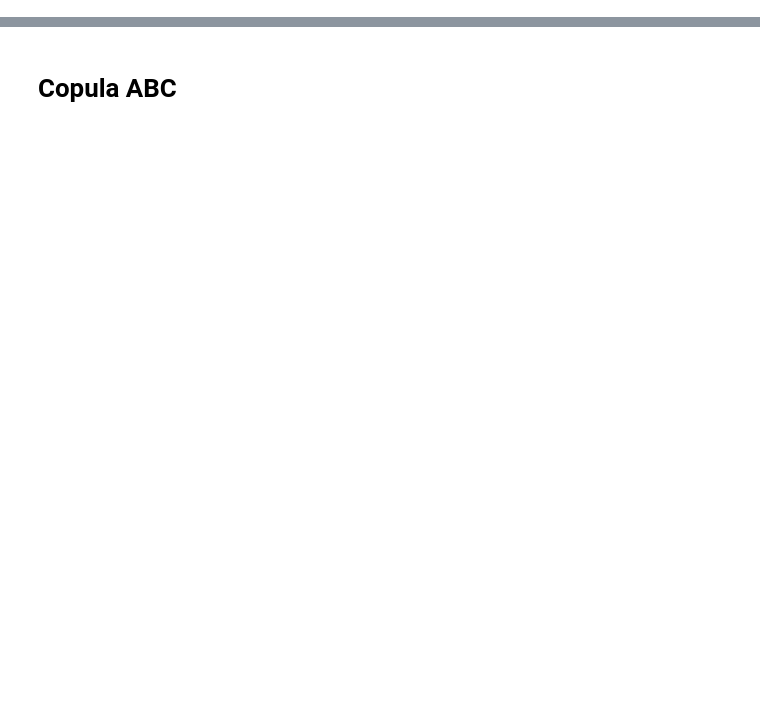
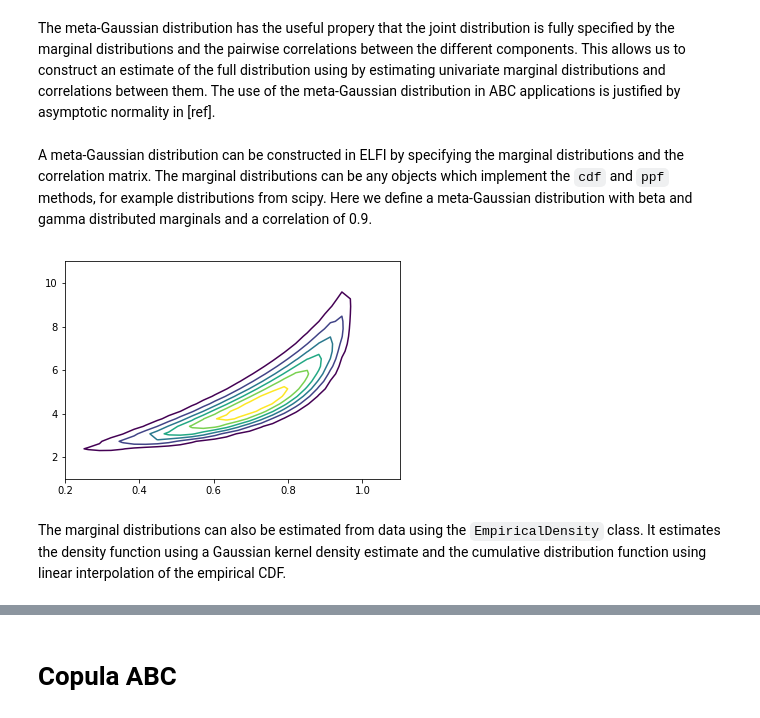
Before and after one commit to kskyten/elfi-notebooks, a Jupyter notebook: gaussian_copula.ipynb, the cells around one changed output, grey strips where cells are left out. Saved outputs shown, nothing was run; the diff lists cells and outputs as text; code cells hidden in the pictures; blank space fills up the shorter version.

```diff
--- a/gaussian_copula.ipynb
+++ b/gaussian_copula.ipynb
@@ -8,0 +26,23 @@ import elfi.methods.copula as cop
+# %% [markdown]
+The meta-Gaussian distribution has the useful propery that the joint distribution is fully specified by the marginal distributions and the pairwise correlations between the different components. This allows us to construct an estimate of the full distribution using by estimating univariate marginal distributions and correlations between them. The use of the meta-Gaussian distribution in ABC applications is justified by asymptotic normality in [ref].
+# %% [markdown]
+A meta-Gaussian distribution can be constructed in ELFI by specifying the marginal distributions and the correlation matrix. The marginal distributions can be any objects which implement the `cdf` and `ppf` methods, for example distributions from scipy. Here we define a meta-Gaussian distribution with beta and gamma distributed marginals and a correlation of 0.9.
+# %%
+from elfi.utils import tabulate
+
+rho = 0.9
+corr = np.array([[1, rho],
+                 [rho, 1]])
+marginals = [ss.beta(5, 2),
+             ss.gamma(3, 2)]
+
+mg = cop.MetaGaussian(corr=corr, marginals=marginals)
+
+t1 = np.linspace(0.2, 1.1, 30)
+t2 = np.linspace(1, 11, 30)
+grid, vals = tabulate(mg.pdf, t1, t2)
+plt.contour(*grid, vals);
+# %% [output]
+[figure, added]
+# %% [markdown]
+The marginal distributions can also be estimated from data using the `EmpiricalDensity` class. It estimates the density function using a Gaussian kernel density estimate and the cumulative distribution function using linear interpolation of the empirical CDF.
```
Also changed, not shown: parts of 45 cells of this notebook.
